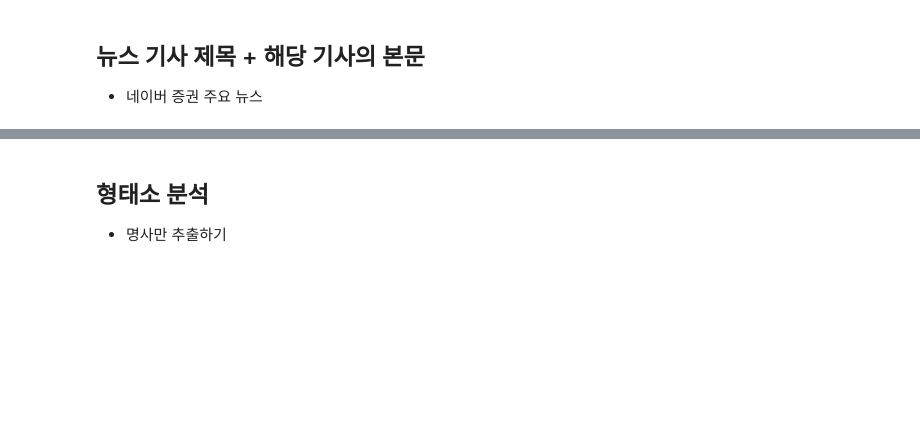
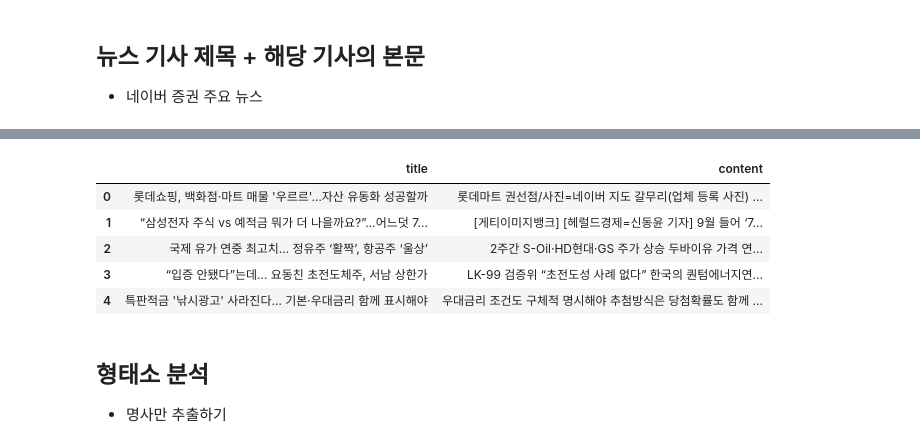
Before and after one commit to jeongmin59/antoday, a Jupyter notebook: wordCloud/news_crawling.ipynb, the cells around one changed output, grey strips where cells are left out. Cells and saved outputs as stored; diff of their text form; code cells hidden in the pictures; blank space fills up the shorter version.

```diff
--- a/wordCloud/news_crawling.ipynb
+++ b/wordCloud/news_crawling.ipynb
@@ -120,3 +92,12 @@ df
+# %%
+df.head()
+# %% [output]
+|  | title | content |
+| 0 | 롯데쇼핑, 백화점·마트 매물 '우르르'…자산 유동화 성공할까 | 롯데마트 권선점/사진=네이버 지도 갈무리(업체 등록 사진) ... |
+| 1 | “삼성전자 주식 vs 예적금 뭐가 더 나을까요?”…어느덧 7... | [게티이미지뱅크] [헤럴드경제=신동윤 기자] 9월 들어 ‘7... |
+| 2 | 국제 유가 연중 최고치… 정유주 ‘활짝’, 항공주 ‘울상’ | 2주간 S-Oil·HD현대·GS 주가 상승 두바이유 가격 연... |
+| 3 | “입증 안됐다”는데… 요동친 초전도체주, 서남 상한가 | LK-99 검증위 “초전도성 사례 없다” 한국의 퀀텀에너지연... |
+| 4 | 특판적금 '낚시광고' 사라진다… 기본·우대금리 함께 표시해야 | 우대금리 조건도 구체적 명시해야 추첨방식은 당첨확률도 함께 ... |
 # %%
 df.to_csv('news_data.csv', index=False)
 # %% [markdown]
```
Also changed, not shown: parts of 22 cells of this notebook, 1 other file.
